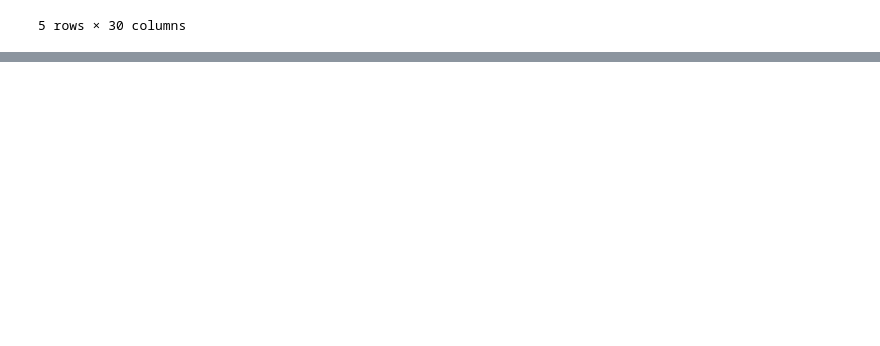
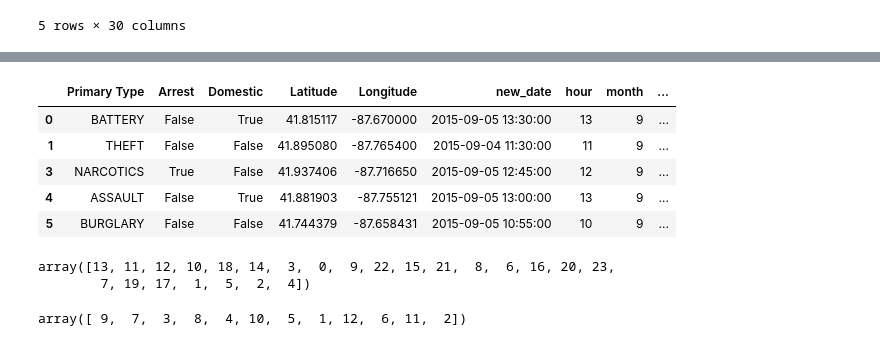
Before and after one commit to Karla-Flores/Arrests-Predictor, a Jupyter notebook: ETL/Chicago_Crime_raw_data.ipynb, the cells around one changed output, grey strips where cells are left out. Cells and saved outputs as stored; diff of their text form; code cells hidden in the pictures; blank space fills up the shorter version.

```diff
--- a/ETL/Chicago_Crime_raw_data.ipynb
+++ b/ETL/Chicago_Crime_raw_data.ipynb
@@ -353,0 +508,42 @@ table_.head()
+# %%
+# Binning hour
+Morning = [5, 6, 7, 8, 9, 10, 11]
+Afternoon = [12,13,14,15,16]
+Evening = [17, 18, 19, 20]
+Night = [21,22,23,0,1,2,3,4]
+# %%
+# Creating a new list to make bins for hour column
+HOUR = []
+
+for i in table_.hour:
+    if  i in Morning:
+        i = "Morning"
+        HOUR.append(i)
+    elif i in Evening:
+        i = "Evening"
+        HOUR.append(i)
+    elif i in Night:
+        i = "Night"
+        HOUR.append(i)
+    else:
+        i = "Afternoon"
+        HOUR.append(i)
+# print(i)
+# print(HOUR)
+# %%
+# Adding 'Hour' column
+table_['HOUR'] = HOUR
+table_.head()
+# %% [output]
+|  | Primary Type | Arrest | Domestic | Latitude | Longitude | new_date | hour | month | ... |
+| 0 | BATTERY | False | True | 41.815117 | -87.670000 | 2015-09-05 13:30:00 | 13 | 9 | ... |
+| 1 | THEFT | False | False | 41.895080 | -87.765400 | 2015-09-04 11:30:00 | 11 | 9 | ... |
+| 3 | NARCOTICS | True | False | 41.937406 | -87.716650 | 2015-09-05 12:45:00 | 12 | 9 | ... |
+| 4 | ASSAULT | False | True | 41.881903 | -87.755121 | 2015-09-05 13:00:00 | 13 | 9 | ... |
+| 5 | BURGLARY | False | False | 41.744379 | -87.658431 | 2015-09-05 10:55:00 | 10 | 9 | ... |
+# %%
+# Checking up 'hour' as unique
+table_.hour.unique()
+# %% [output]
+array([13, 11, 12, 10, 18, 14,  3,  0,  9, 22, 15, 21,  8,  6, 16, 20, 23,
+        7, 19, 17,  1,  5,  2,  4])
@@ -353,0 +556,5 @@ table_.head()
+# %%
+# Checking up 'hour' as unique
+table_.month.unique()
+# %% [output]
+array([ 9,  7,  3,  8,  4, 10,  5,  1, 12,  6, 11,  2])
```
Also changed, not shown: parts of 25 cells of this notebook, 4 other files.
